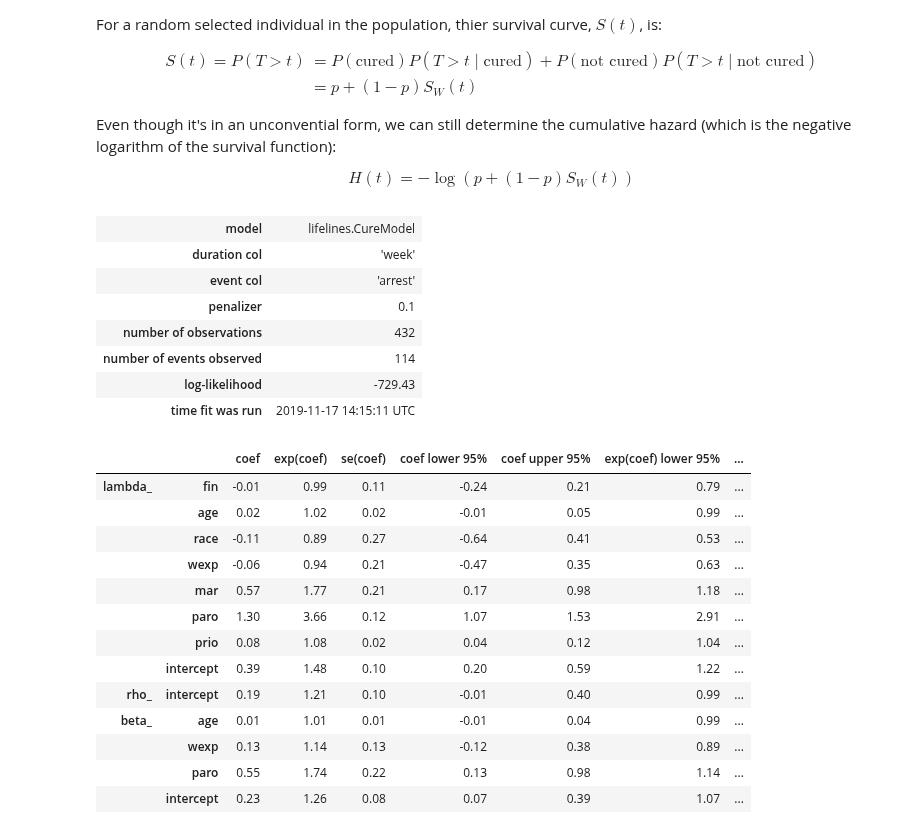
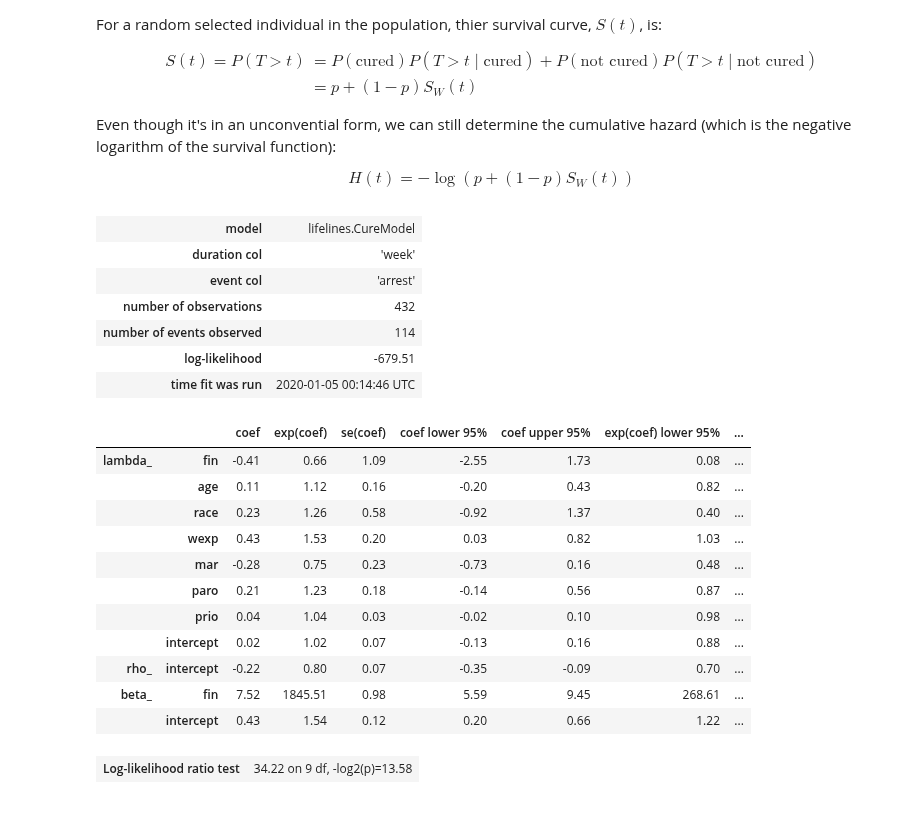
Before and after one commit to CamDavidsonPilon/lifelines, a Jupyter notebook: docs/jupyter_notebooks/Custom Regression Models.ipynb, the cells around one changed output. Saved outputs shown, nothing was run; the diff lists cells and outputs as text; code cells hidden in the pictures.

```diff
--- a/docs/jupyter_notebooks/Custom Regression Models.ipynb
+++ b/docs/jupyter_notebooks/Custom Regression Models.ipynb
@@ -166,50 +162,50 @@ $$ H(t) =  -\log{\left(p + (1-p) S_W(t)\right)} $$
 # %%
 from autograd.scipy.special import expit
 
 class CureModel(ParametricRegressionFitter):
+    _scipy_fit_method = "SLSQP"
+    _scipy_fit_options = {"ftol": 1e-10, "maxiter": 200}
 
-    _fitted_parameter_names = ["lambda_", "rho_", "beta_"]
+    _fitted_parameter_names = ["lambda_", "beta_", "rho_"]
 
     def _cumulative_hazard(self, params, T, Xs):
         c = expit(np.dot(Xs["beta_"], params["beta_"]))
 
         lambda_ = np.exp(np.dot(Xs["lambda_"], params["lambda_"]))
         rho_ = np.exp(np.dot(Xs["rho_"], params["rho_"]))
         sf = np.exp(-(T / lambda_) ** rho_)
 
-        return -np.log((1-c) + c * sf)
+        return -np.log((1 - c) + c * sf)
 
 
-swf = CureModel(penalizer=.1)
+cm = CureModel(penalizer=0.0)
 
 rossi = load_rossi()
 rossi["intercept"] = 1.0
 
-covariates = {"lambda_": rossi.columns, "rho_": ["intercept"], "beta_": rossi.columns[1::2]}
+covariates = {"lambda_": rossi.columns, "rho_": ["intercept"], "beta_": ['intercept', 'fin']}
 
-swf.fit(rossi, "week", event_col="arrest", regressors=covariates, timeline=np.arange(250))
-swf.print_summary(2)
+cm.fit(rossi, "week", event_col="arrest", regressors=covariates, timeline=np.arange(250))
+cm.print_summary(2)
 # %% [output]
 | model | lifelines.CureModel |
 | duration col | 'week' |
 | event col | 'arrest' |
-| penalizer | 0.1 |
 | number of observations | 432 |
 | number of events observed | 114 |
-| log-likelihood | -729.43 |
-| time fit was run | 2019-11-17 14:15:11 UTC |
+| log-likelihood | -679.51 |
+| time fit was run | 2020-01-05 00:14:46 UTC |
 |  |  | coef | exp(coef) | se(coef) | coef lower 95% | coef upper 95% | exp(coef) lower 95% | ... |
-| lambda_ | fin | -0.01 | 0.99 | 0.11 | -0.24 | 0.21 | 0.79 | ... |
-|  | age | 0.02 | 1.02 | 0.02 | -0.01 | 0.05 | 0.99 | ... |
-|  | race | -0.11 | 0.89 | 0.27 | -0.64 | 0.41 | 0.53 | ... |
-|  | wexp | -0.06 | 0.94 | 0.21 | -0.47 | 0.35 | 0.63 | ... |
-|  | mar | 0.57 | 1.77 | 0.21 | 0.17 | 0.98 | 1.18 | ... |
-|  | paro | 1.30 | 3.66 | 0.12 | 1.07 | 1.53 | 2.91 | ... |
-|  | prio | 0.08 | 1.08 | 0.02 | 0.04 | 0.12 | 1.04 | ... |
-|  | intercept | 0.39 | 1.48 | 0.10 | 0.20 | 0.59 | 1.22 | ... |
-| rho_ | intercept | 0.19 | 1.21 | 0.10 | -0.01 | 0.40 | 0.99 | ... |
-| beta_ | age | 0.01 | 1.01 | 0.01 | -0.01 | 0.04 | 0.99 | ... |
-|  | wexp | 0.13 | 1.14 | 0.13 | -0.12 | 0.38 | 0.89 | ... |
-|  | paro | 0.55 | 1.74 | 0.22 | 0.13 | 0.98 | 1.14 | ... |
-|  | intercept | 0.23 | 1.26 | 0.08 | 0.07 | 0.39 | 1.07 | ... |
+| lambda_ | fin | -0.41 | 0.66 | 1.09 | -2.55 | 1.73 | 0.08 | ... |
+|  | age | 0.11 | 1.12 | 0.16 | -0.20 | 0.43 | 0.82 | ... |
+|  | race | 0.23 | 1.26 | 0.58 | -0.92 | 1.37 | 0.40 | ... |
+|  | wexp | 0.43 | 1.53 | 0.20 | 0.03 | 0.82 | 1.03 | ... |
+|  | mar | -0.28 | 0.75 | 0.23 | -0.73 | 0.16 | 0.48 | ... |
+|  | paro | 0.21 | 1.23 | 0.18 | -0.14 | 0.56 | 0.87 | ... |
+|  | prio | 0.04 | 1.04 | 0.03 | -0.02 | 0.10 | 0.98 | ... |
+|  | intercept | 0.02 | 1.02 | 0.07 | -0.13 | 0.16 | 0.88 | ... |
+| rho_ | intercept | -0.22 | 0.80 | 0.07 | -0.35 | -0.09 | 0.70 | ... |
+| beta_ | fin | 7.52 | 1845.51 | 0.98 | 5.59 | 9.45 | 268.61 | ... |
+|  | intercept | 0.43 | 1.54 | 0.12 | 0.20 | 0.66 | 1.22 | ... |
+| Log-likelihood ratio test | 34.22 on 9 df, -log2(p)=13.58 |
 # %%
```
Also changed, not shown: parts of 7 cells of this notebook, 4 other files.
